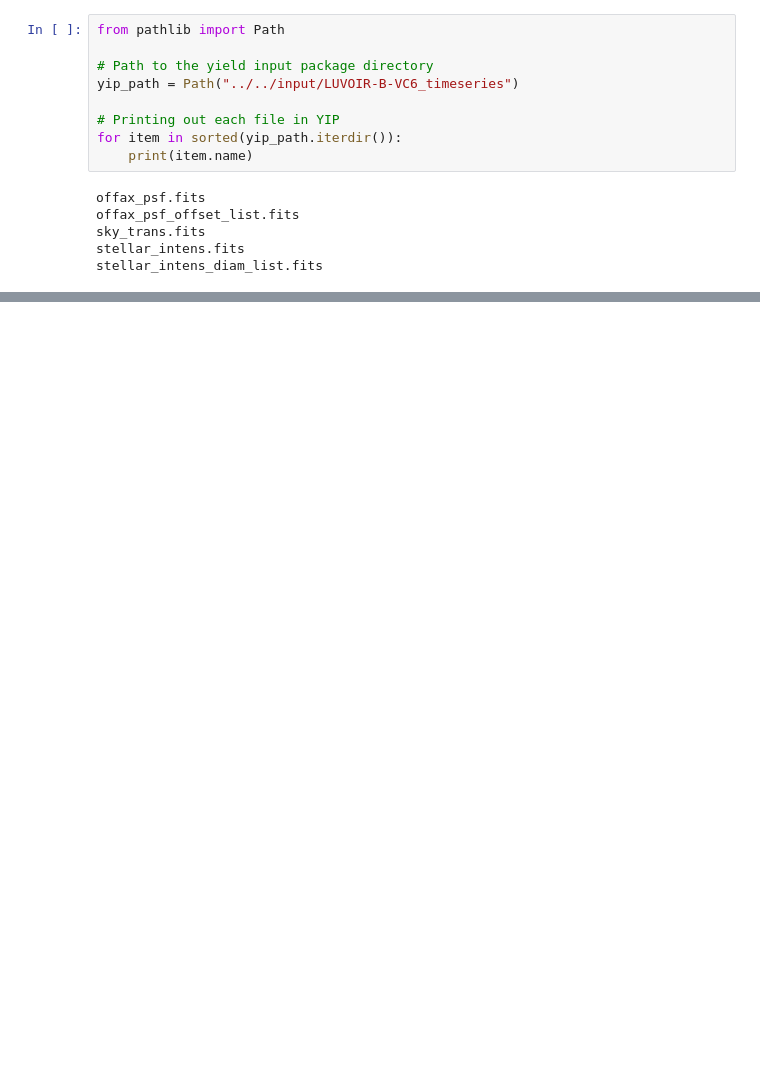
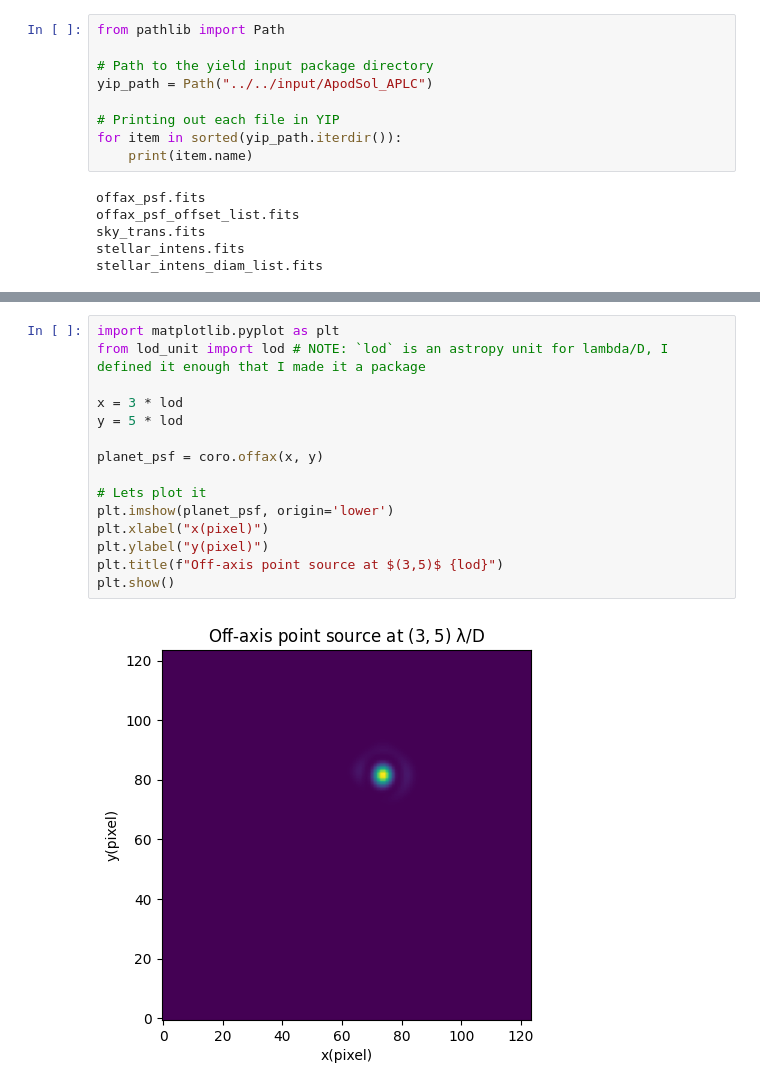
Before and after one commit to CoreySpohn/yippy, a Jupyter notebook: docs/examples/Basics.ipynb, the cells around one changed output, grey strips where cells are left out. Drawn from its saved outputs; the diff is of its cells as text; blank space fills up the shorter version.

```diff
--- a/docs/examples/Basics.ipynb
+++ b/docs/examples/Basics.ipynb
@@ -11,7 +13,7 @@ The necessary files for a yield input package are shown below with their default
 from pathlib import Path
 
 # Path to the yield input package directory
-yip_path = Path("../../input/LUVOIR-B-VC6_timeseries")
+yip_path = Path("../../input/ApodSol_APLC")
 
 # Printing out each file in YIP
 for item in sorted(yip_path.iterdir()):
@@ -144,0 +70,17 @@ Ok, it isn't an exact match because the offsets in the YIP were not spaced linea
+# %%
+import matplotlib.pyplot as plt
+from lod_unit import lod # NOTE: `lod` is an astropy unit for lambda/D, I defined it enough that I made it a package
+
+x = 3 * lod
+y = 5 * lod
+
+planet_psf = coro.offax(x, y)
+
+# Lets plot it
+plt.imshow(planet_psf, origin='lower')
+plt.xlabel("x(pixel)")
+plt.ylabel("y(pixel)")
+plt.title(f"Off-axis point source at $(3,5)$ {lod}")
+plt.show()
+# %% [output]
+[figure, added]
```
Also changed, not shown: parts of 24 cells of this notebook, 5 other files.
